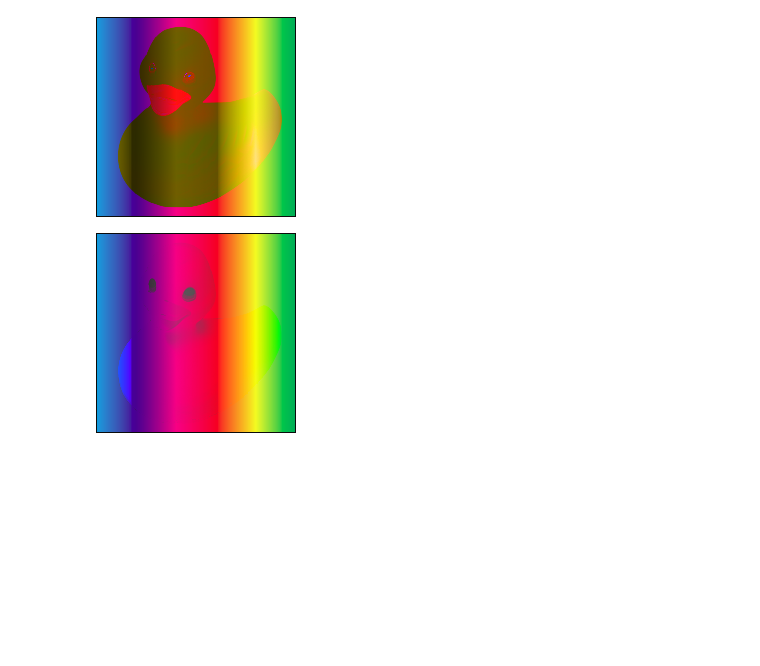
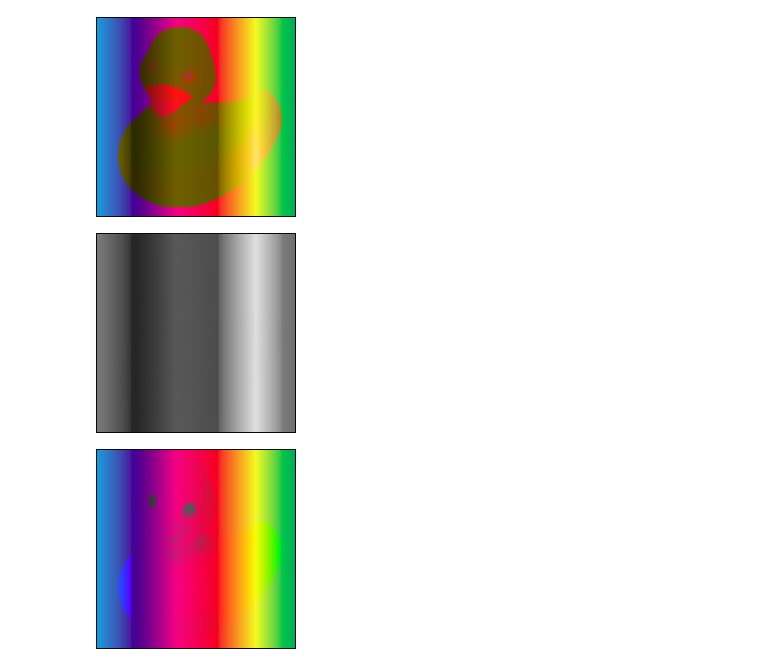
Before and after one commit to pashango2/Image4Layer, a Jupyter notebook: notebook/image4layer.ipynb, the cells around one changed output. Saved outputs shown, nothing was run; the diff lists cells and outputs as text; code cells hidden in the pictures; blank space fills up the shorter version.

```diff
--- a/notebook/image4layer.ipynb
+++ b/notebook/image4layer.ipynb
@@ -152,6 +152,10 @@ Image4Layer.subtract(backdrop, source)
 Image4Layer.hue(backdrop, source)
 # %% [output]
 [figure]
+# %%
+Image4Layer.hue(backdrop, source).convert("L")
+# %% [output]
+[figure, added]
 # %%
 Image4Layer.saturation(backdrop, source)
 # %% [output]
```
Also changed, not shown: 2 other files.
